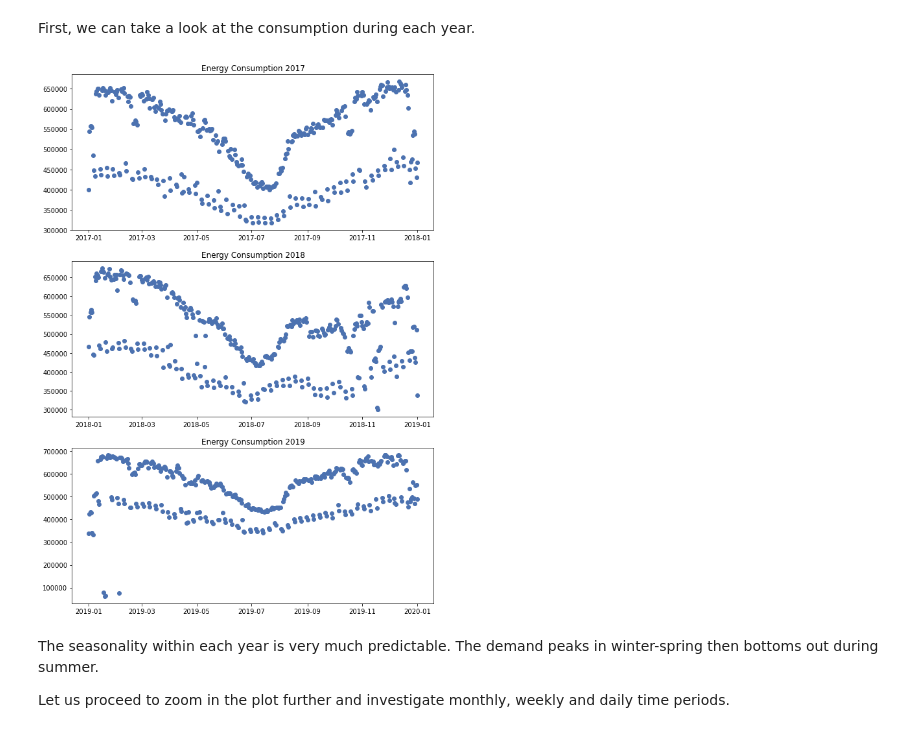
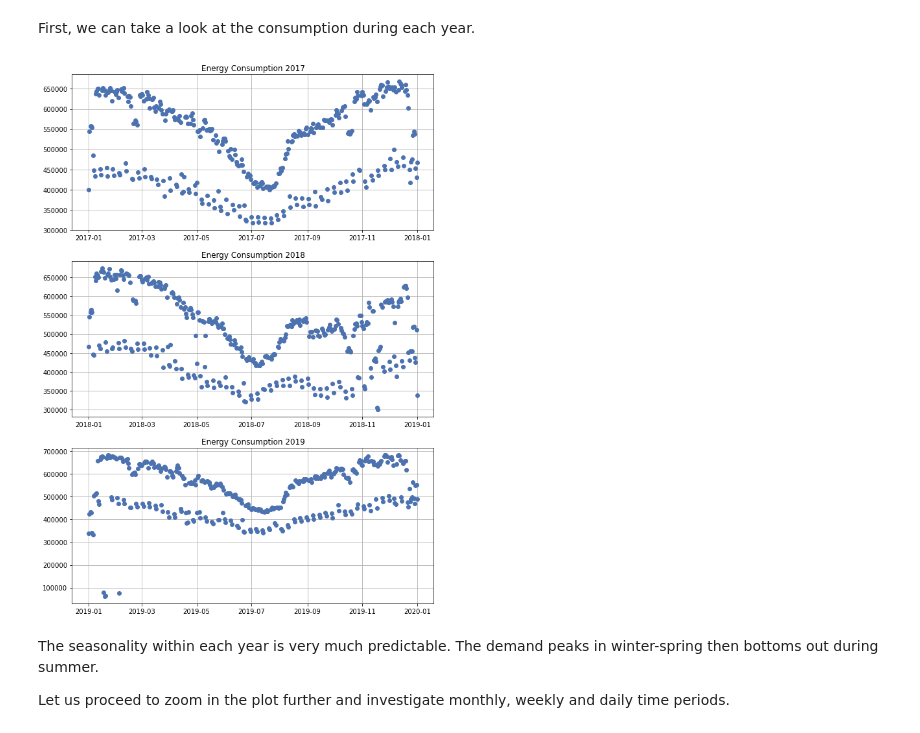
Before and after one commit to quan-possible/energy-demand-prediction, a Jupyter notebook: daily/final.ipynb, the cells around one changed output. Cells and saved outputs as stored; diff of their text form; code cells hidden in the pictures.

```diff
--- a/daily/final.ipynb
+++ b/daily/final.ipynb
@@ -153,18 +153,22 @@ ts.to_csv(f"./{file_name}")
 First, we can take a look at the consumption during each year.
 # %%
 ts2017,ts2018,ts2019 = ts['2017-01-01':'2018-01-01'],ts['2018-01-01':'2019-01-01'],ts['2019-01-01':'2020-01-01']
-fig,ax =  plt.subplots(3,figsize=(10,15))
+figs,ax =  plt.subplots(3,figsize=(10,15))
+
 
 ax[0].plot(ts2017,'o')
 ax[0].set_title('Energy Consumption 2017')
+ax[0].grid(True)
 ax[1].plot(ts2018,'o')
 ax[1].set_title('Energy Consumption 2018')
+ax[1].grid(True)
 ax[2].plot(ts2019,'o')
 ax[2].set_title('Energy Consumption 2019')
+ax[2].grid(True)
 
 plt.show()
 # %% [output]
-[figure, old version]
+[figure, new version]
 # %% [markdown]
 The seasonality within each year is very much predictable. The demand peaks in winter-spring then bottoms out during summer.
 
```
Also changed, not shown: parts of 10 cells of this notebook.
